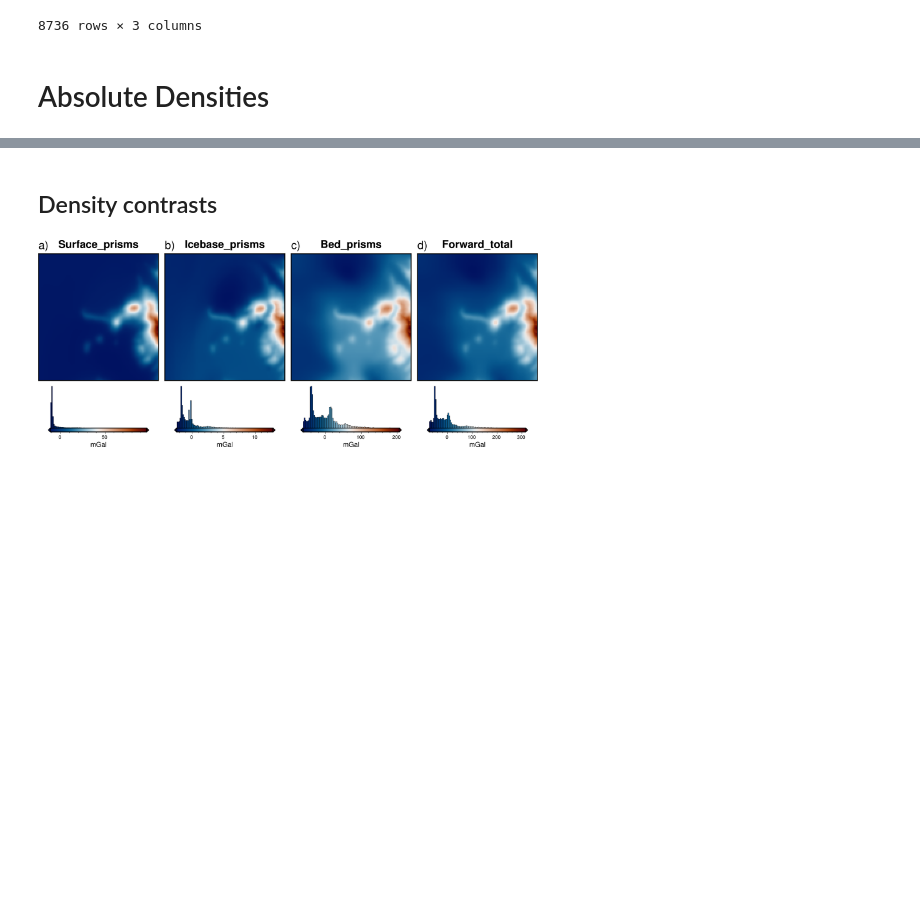
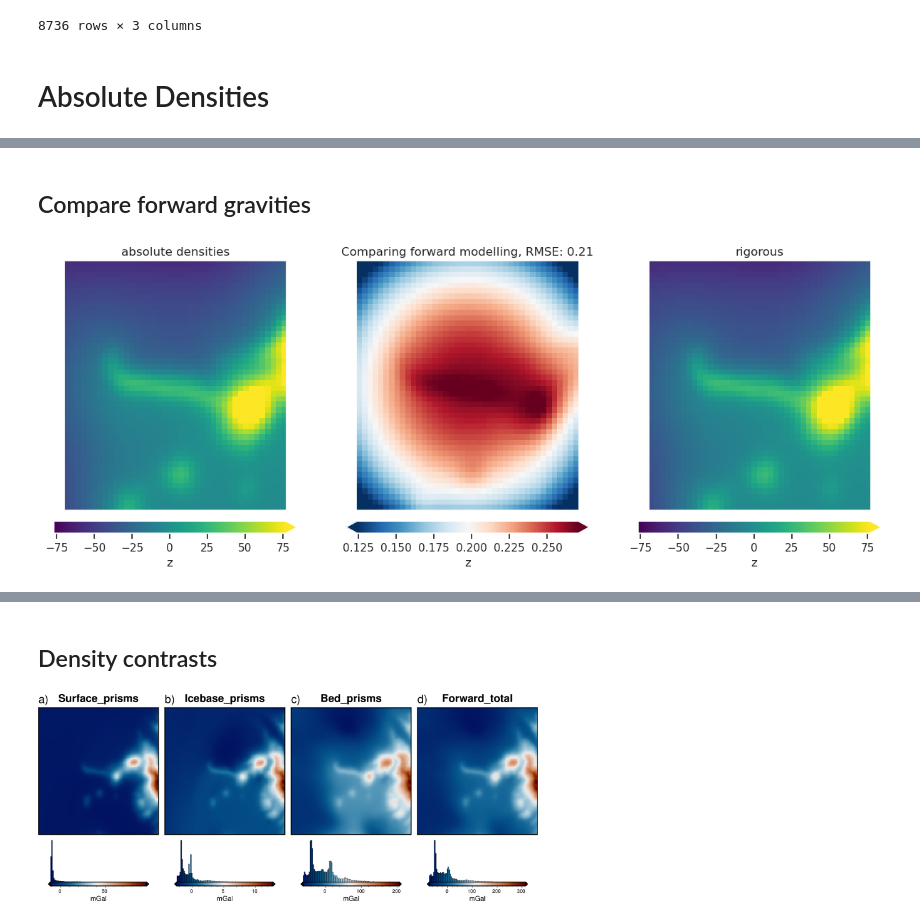
Before and after one commit to mdtanker/RIS_gravity_inversion, a Jupyter notebook: notebooks/density_contrast_3surfaces.ipynb, the cells around one changed output, grey strips where cells are left out. Cells and saved outputs as stored; diff of their text form; code cells hidden in the pictures; blank space fills up the shorter version.

```diff
--- a/notebooks/density_contrast_3surfaces.ipynb
+++ b/notebooks/density_contrast_3surfaces.ipynb
@@ -194,0 +216,5 @@ forward_absolute, df = inv_utils.forward_grav_of_prismlayer(
+# %%
+df_absolute["terrain_mass_effect"] = (
+    df_absolute.ice_grav + df_absolute.water_grav + df_absolute.bed_grav
+)
+df_absolute
@@ -194,0 +292,7 @@ forward_absolute, df = inv_utils.forward_grav_of_prismlayer(
+# %%
+df_proper["terrain_mass_effect"] = (
+    df_proper.ice_surface_grav
+    + df_proper.water_surface_grav
+    + df_proper.bed_surface_grav
+)
+df_proper
@@ -194,0 +313,34 @@ forward_absolute, df = inv_utils.forward_grav_of_prismlayer(
+# %% [markdown]
+## Compare forward gravities
+# %%
+plot_type = "xarray"
+# plot_type = 'pygmt'
+# %%
+proper_effect = (
+    df_proper.set_index(["northing", "easting"]).to_xarray().terrain_mass_effect
+)
+absolute_effect = (
+    df_absolute.set_index(["northing", "easting"]).to_xarray().terrain_mass_effect
+)
+
+offset = np.nanmedian(proper_effect - absolute_effect)
+
+absolute_centered = absolute_effect + offset
+
+# dif = grav_grids.terrain_effect - stripping_centered
+# %%
+grids = utils.grd_compare(
+    absolute_centered,
+    proper_effect,
+    region=vd.pad_region(inner_region, -50e3),
+    plot=True,
+    grid1_name="absolute densities",
+    grid2_name="rigorous",
+    title="Comparing forward modelling",
+    # diff_maxabs=50,
+    robust=True,
+    hist=True,
+    plot_type=plot_type,
+)
+# %% [output]
+[figure, added]
```
Also changed, not shown: parts of 14 cells of this notebook, 4 other files.
